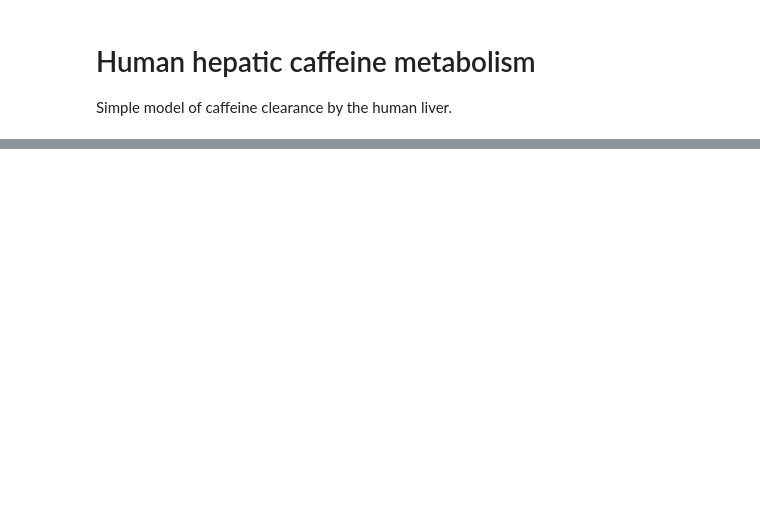
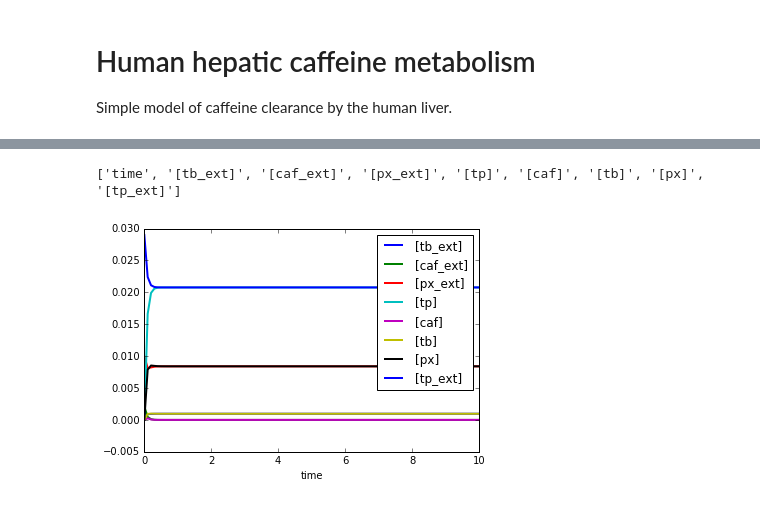
Before and after one commit to jingyayeah/multiscale-galactose, a Jupyter notebook: python/multiscalepy/multiscale/examples/models/caffeine/Hepatic_caffeine.ipynb, the cells around one changed output, grey strips where cells are left out. Saved outputs shown, nothing was run; the diff lists cells and outputs as text; code cells hidden in the pictures; blank space fills up the shorter version.

```diff
--- a/python/multiscalepy/multiscale/examples/models/caffeine/Hepatic_caffeine.ipynb
+++ b/python/multiscalepy/multiscale/examples/models/caffeine/Hepatic_caffeine.ipynb
@@ -38,0 +4,15 @@ r.plot(s)
+# %%
+# simulation to steady state
+%matplotlib inline
+from __future__ import print_function, division
+import tellurium as te
+r = te.loads('Hepatic_caffeine_1.xml')
+r.integrator.absolute_tolerance = 1E-20
+
+# print(r.getAntimony(current=False))
+s = r.simulate(0,10,steps=100)
+print(r.selections)
+r.plot(s)
+# %% [output]
+['time', '[tb_ext]', '[caf_ext]', '[px_ext]', '[tp]', '[caf]', '[tb]', '[px]', '[tp_ext]']
+[figure, added]
```
Also changed, not shown: parts of 8 cells of this notebook, 4 other files.
